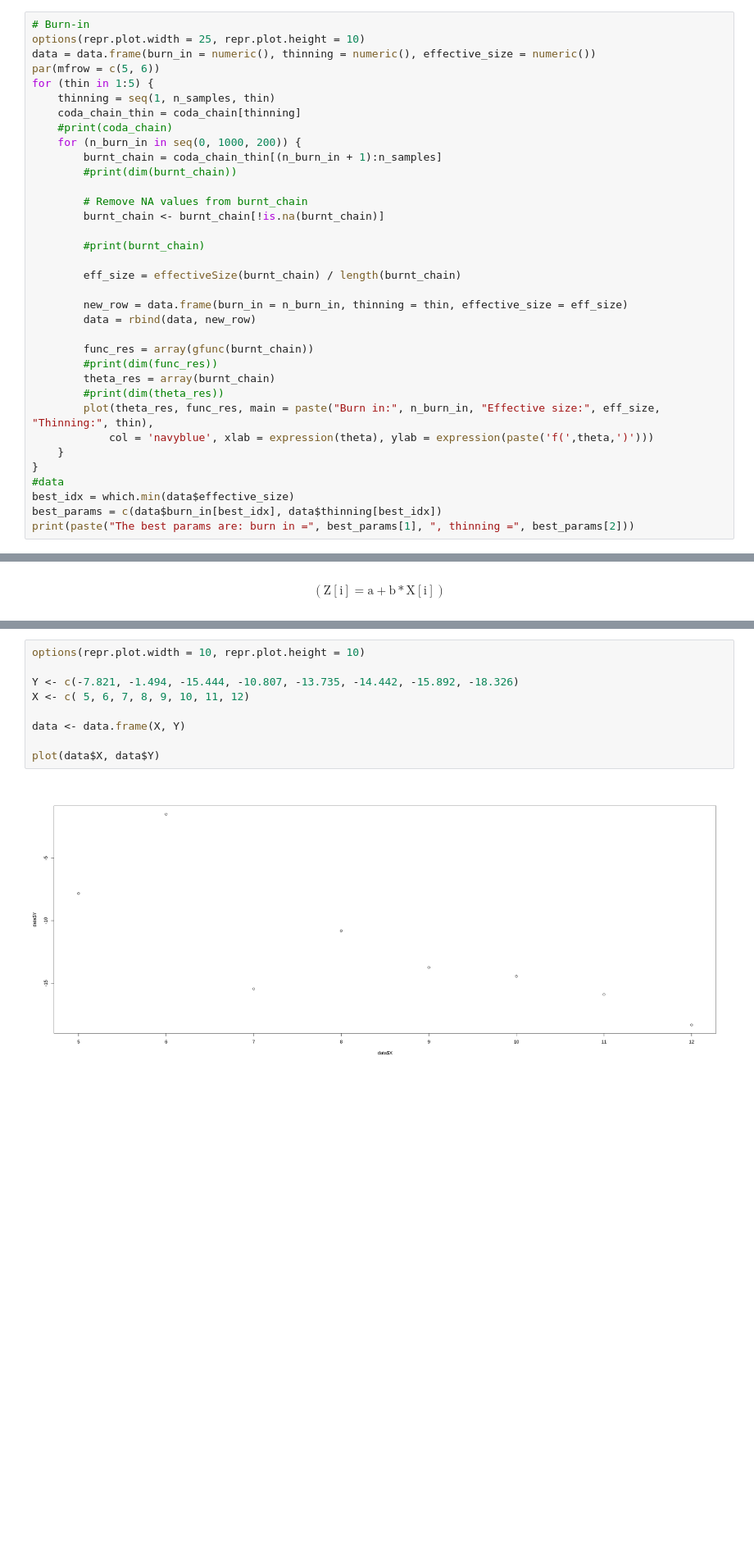
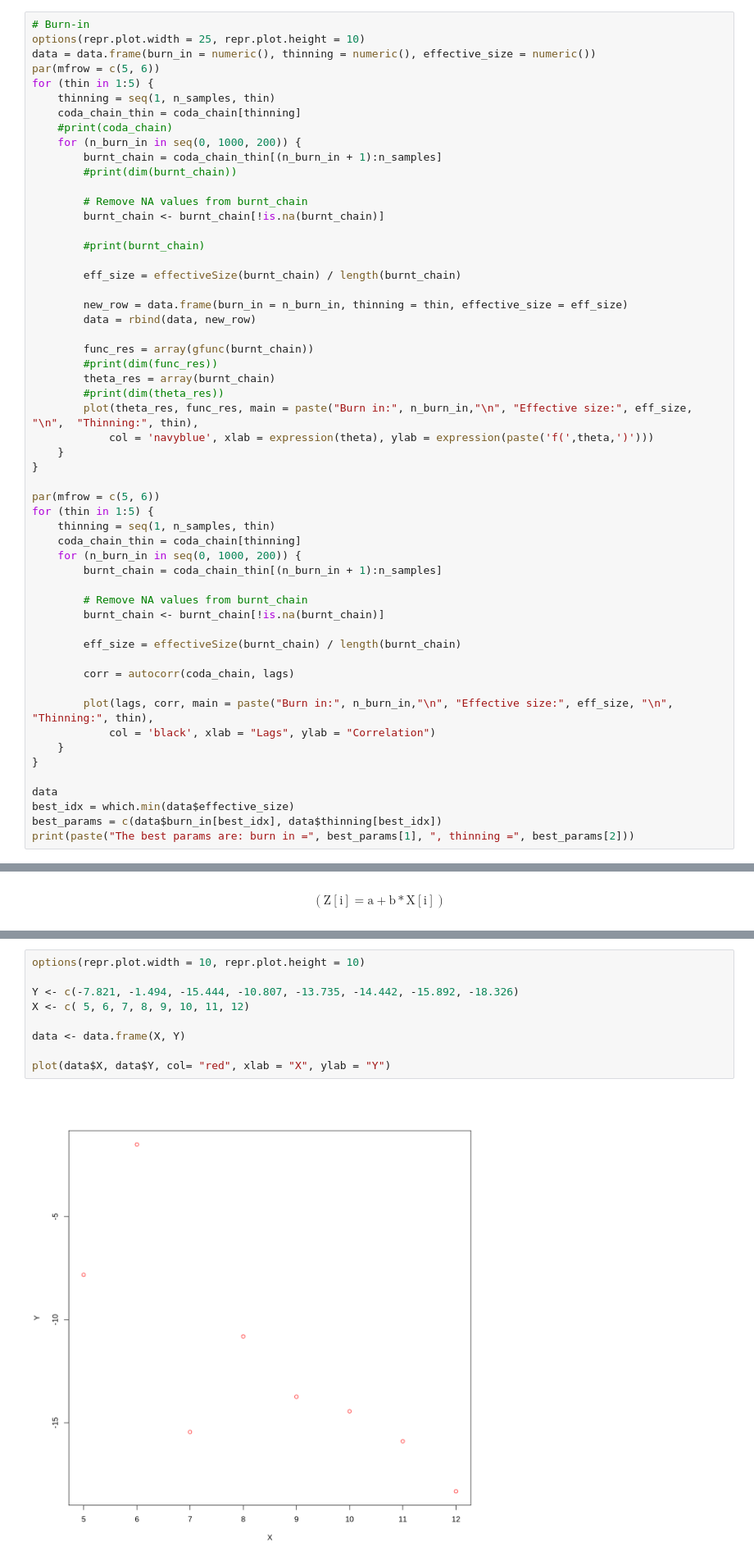
Before and after one commit to pietromalagoli/asp, a Jupyter notebook: code/lab05/Malagoli_Pietro_RLab05.ipynb, the cells around one changed output, grey strips where cells are left out. Shown at 82% size. Saved outputs shown, nothing was run; the diff lists cells and outputs as text; blank space fills up the shorter version.

```diff
--- a/code/lab05/Malagoli_Pietro_RLab05.ipynb
+++ b/code/lab05/Malagoli_Pietro_RLab05.ipynb
@@ -176,11 +154,31 @@ for (thin in 1:5) {
         #print(dim(func_res))
         theta_res = array(burnt_chain)
         #print(dim(theta_res))
-        plot(theta_res, func_res, main = paste("Burn in:", n_burn_in, "Effective size:", eff_size, "Thinning:", thin),
+        plot(theta_res, func_res, main = paste("Burn in:", n_burn_in,"\n", "Effective size:", eff_size, "\n",  "Thinning:", thin),
             col = 'navyblue', xlab = expression(theta), ylab = expression(paste('f(',theta,')')))
     }
 }
-#data
+
+par(mfrow = c(5, 6))
+for (thin in 1:5) {
+    thinning = seq(1, n_samples, thin)
+    coda_chain_thin = coda_chain[thinning]
+    for (n_burn_in in seq(0, 1000, 200)) {
+        burnt_chain = coda_chain_thin[(n_burn_in + 1):n_samples]
+
+        # Remove NA values from burnt_chain
+        burnt_chain <- burnt_chain[!is.na(burnt_chain)]
+
+        eff_size = effectiveSize(burnt_chain) / length(burnt_chain)
+
+        corr = autocorr(coda_chain, lags)
+
+        plot(lags, corr, main = paste("Burn in:", n_burn_in,"\n", "Effective size:", eff_size, "\n",  "Thinning:", thin),
+            col = 'black', xlab = "Lags", ylab = "Correlation")
+    }
+}
+
+data
 best_idx = which.min(data$effective_size)
 best_params = c(data$burn_in[best_idx], data$thinning[best_idx])
 print(paste("The best params are: burn in =", best_params[1], ", thinning =", best_params[2]))
@@ -219,14 +237,14 @@ the parameters.
 # %%
 options(repr.plot.width = 10, repr.plot.height = 10)
 
 Y <- c(-7.821, -1.494, -15.444, -10.807, -13.735, -14.442, -15.892, -18.326)
 X <- c( 5, 6, 7, 8, 9, 10, 11, 12)
 
 data <- data.frame(X, Y)
 
-plot(data$X, data$Y)
+plot(data$X, data$Y, col= "red", xlab = "X", ylab = "Y")
 # %% [output]
-[figure, old version]
+[figure, new version]
 # %%
 jagsdata <- with(data, list(X = X, Y = Y))
 
```
Also changed, not shown: parts of 18 cells of this notebook.
